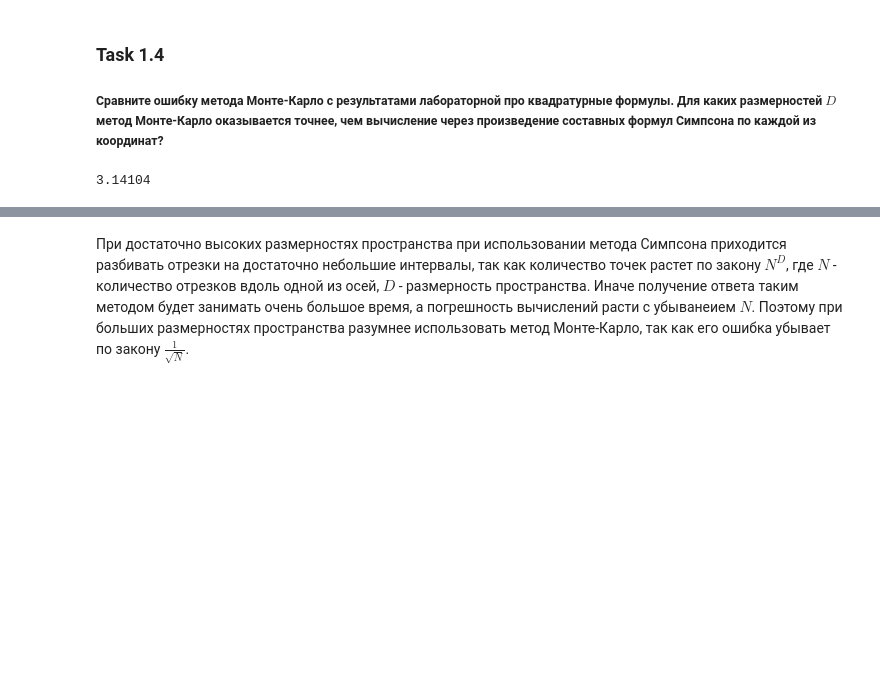
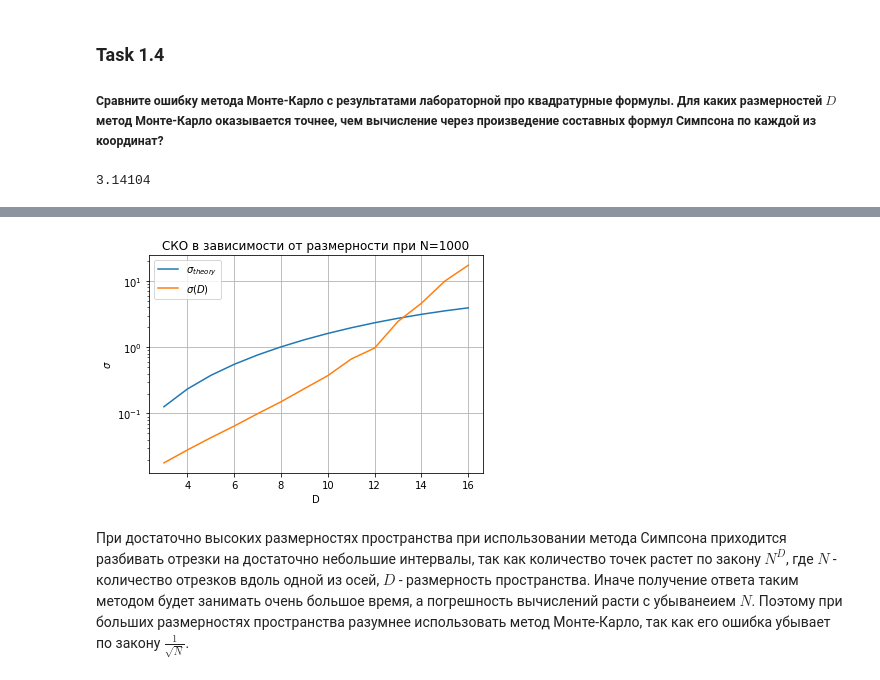
Before and after one commit to miroliubovmark/NumericalSim, a Jupyter notebook: lab 7/lab_7_MonteCarlo.ipynb, the cells around one changed output, grey strips where cells are left out. Saved outputs shown, nothing was run; the diff lists cells and outputs as text; code cells hidden in the pictures; blank space fills up the shorter version.

```diff
--- a/lab 7/lab_7_MonteCarlo.ipynb
+++ b/lab 7/lab_7_MonteCarlo.ipynb
@@ -256,3 +266,25 @@ plt.show()
+# %%
+dims = list(range(3, 17))
+square_errors_on_D = [None]*len(dims)
+
+N = 10**3
+
+sigma_theory = [None]*len(dims)
+
+for i in range(len(dims)):
+    sigma_theory[i] = sigma(D=dims[i], N = N)
+    square_errors_on_D[i] = sigma_on_D(N=N, dim=dims[i], n_of_measurements=10000)
+
+plt.plot(dims, sigma_theory, label=r'$\sigma_{theory}$')
+plt.plot(dims, square_errors_on_D, label="$\sigma(D)$")
+plt.yscale('log')
+plt.xlabel('D')
+plt.ylabel(r'$\sigma$')
+plt.title(f'СКО в зависимости от размерности при N={N}')
+plt.legend()
+plt.grid()
+# %% [output]
+[figure, added]
 # %% [markdown]
 При достаточно высоких размерностях пространства при использовании метода Симпсона приходится разбивать отрезки на достаточно небольшие интервалы, так как количество точек растет по закону $N^D$, где $N$ - количество отрезков вдоль одной из осей, $D$ - размерность пространства. Иначе получение ответа таким методом будет занимать очень большое время, а погрешность вычислений расти с убыванеием $N$. Поэтому при больших размерностях пространства разумнее использовать метод Монте-Карло, так как его ошибка убывает по закону $\frac{1}{\sqrt{N}}$.
 # %% [markdown]
```
Also changed, not shown: parts of 9 cells of this notebook, 1 other file.
